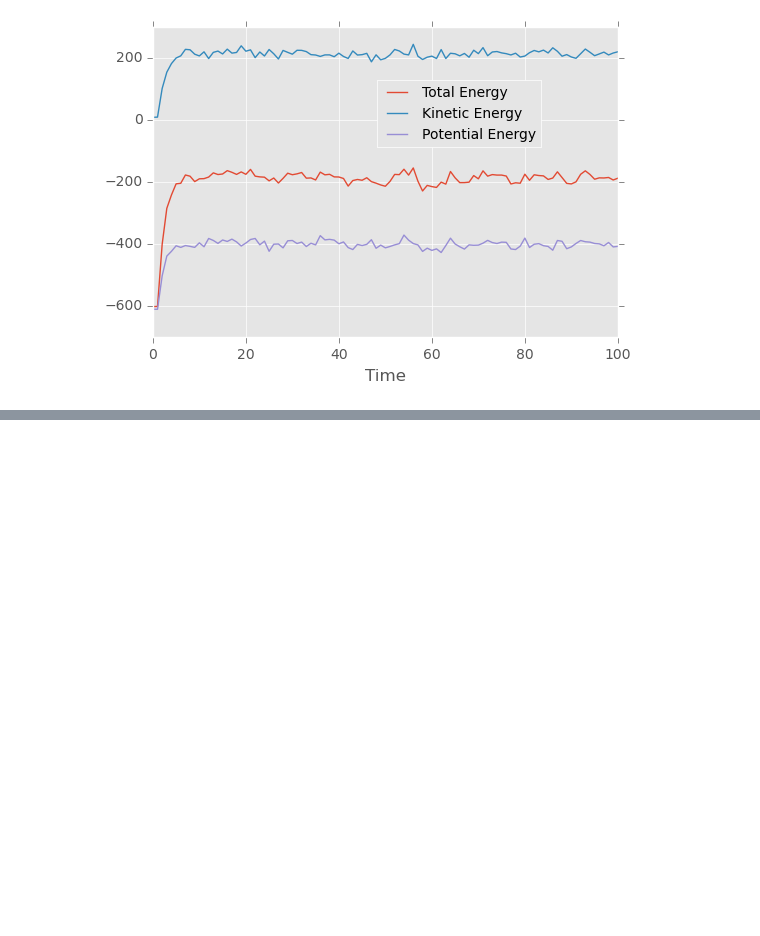
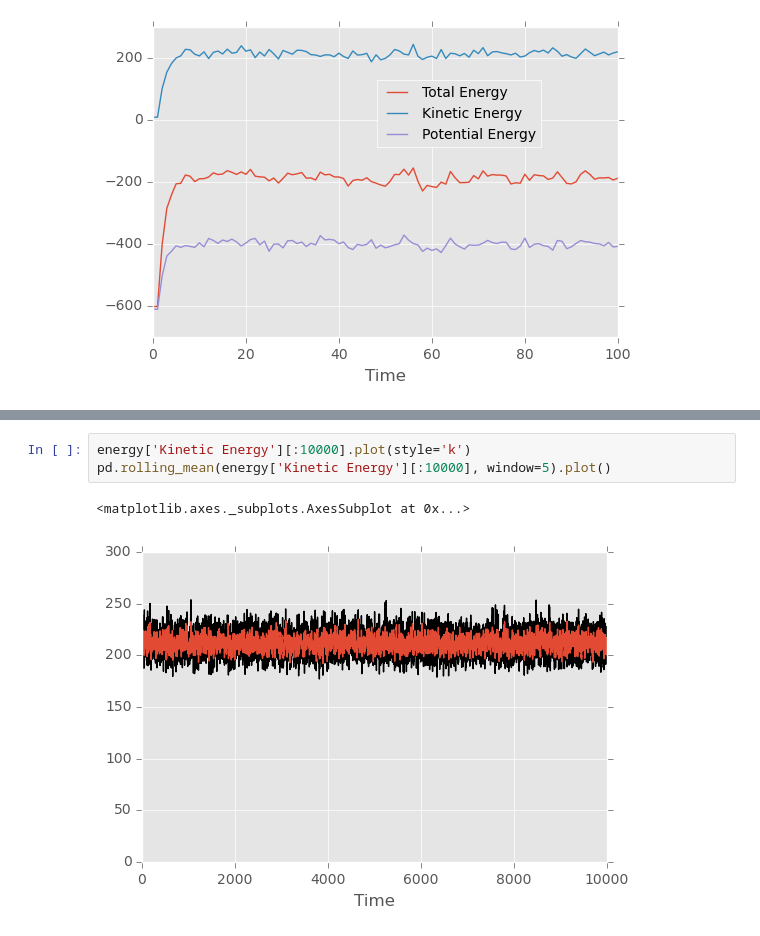
Before and after one commit to mchelem/trp-cage-md-simulation, a Jupyter notebook: Trp-Cage Peptide Molecular Dynamics - Temperature and Energies.ipynb, the cells around one changed output, grey strips where cells are left out. Saved outputs shown, nothing was run; the diff lists cells and outputs as text; blank space fills up the shorter version.

```diff
--- a/Trp-Cage Peptide Molecular Dynamics - Temperature and Energies.ipynb
+++ b/Trp-Cage Peptide Molecular Dynamics - Temperature and Energies.ipynb
@@ -120,0 +131,6 @@ fig.legend(loc='upper right', bbox_to_anchor=(0.85, 0.85))
+# %%
+energy['Kinetic Energy'][:10000].plot(style='k')
+pd.rolling_mean(energy['Kinetic Energy'][:10000], window=5).plot()
+# %% [output]
+<matplotlib.axes._subplots.AxesSubplot at 0x...>
+[figure, added]
```
Also changed, not shown: parts of 4 cells of this notebook, 2 other files.
